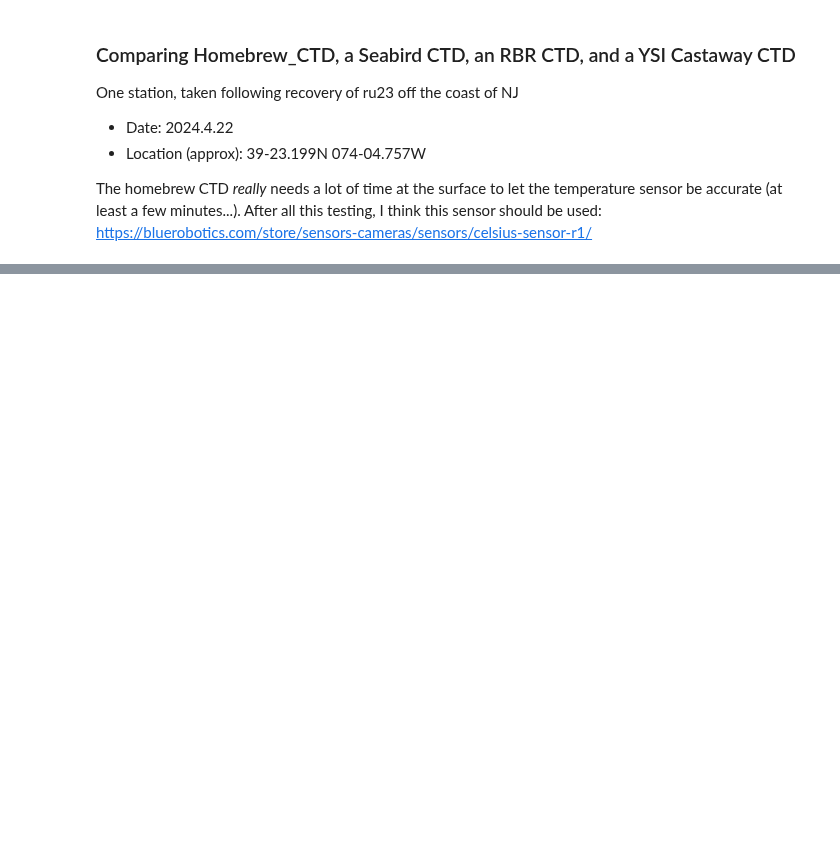
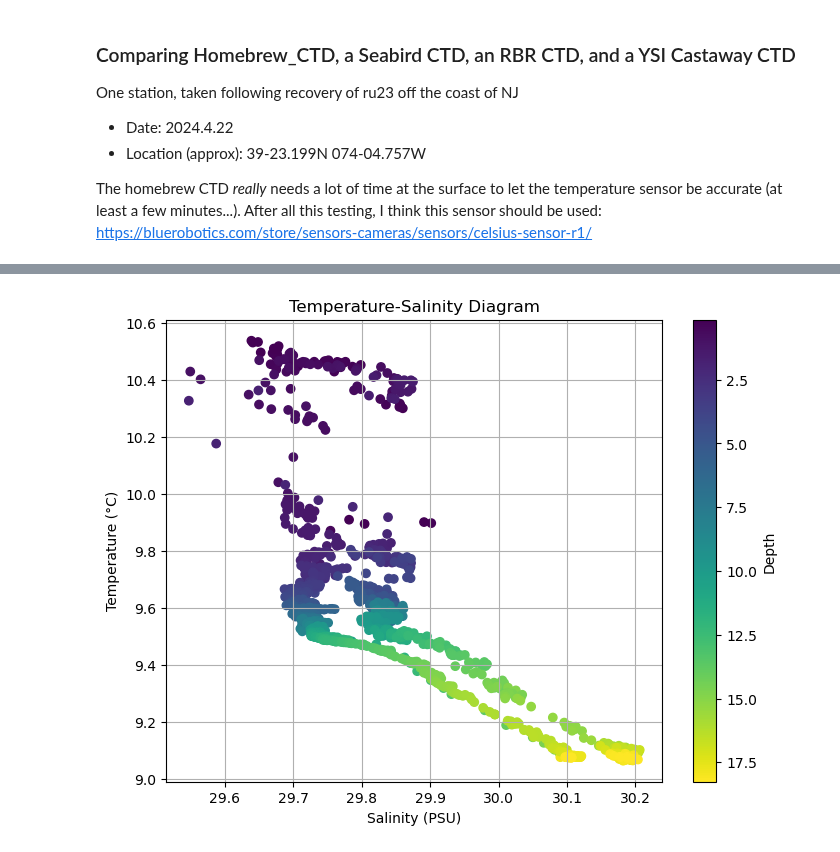
Before and after one commit to sscopazzi/SeaLabMOS, a Jupyter notebook: a_test_data/2024.4.22 RV Rutgers/quad-comparison.ipynb, the cells around one changed output, grey strips where cells are left out. Cells and saved outputs as stored; diff of their text form; code cells hidden in the pictures; blank space fills up the shorter version.

```diff
--- a/a_test_data/2024.4.22 RV Rutgers/quad-comparison.ipynb
+++ b/a_test_data/2024.4.22 RV Rutgers/quad-comparison.ipynb
@@ -90,0 +93,22 @@ plt.savefig('2024_4_22_quad_comparison.png')
+# %%
+# PLOT TS DIAGRAM
+plt.figure(figsize=(8, 6))
+
+# Plot temperature vs salinity for each dataset, colored by depth
+seabird_scatter = plt.scatter(seabird['psu'], seabird['c'], c=seabird['m'], cmap='viridis')
+rbr_scatter = plt.scatter(rbr['psu'], rbr['c'], c=rbr['m'], cmap='viridis')
+castaway_scatter = plt.scatter(castaway['psu_calc'], castaway['Temperature (Celsius)'], c=castaway['Pressure (Decibar)'], cmap='viridis')
+
+
+plt.xlabel('Salinity (PSU)')
+plt.ylabel('Temperature (°C)')
+plt.title('Temperature-Salinity Diagram')
+
+# colorbar with reversed colors
+cbar = plt.colorbar(castaway_scatter, label='Depth', orientation='vertical')
+cbar.ax.invert_yaxis()
+
+plt.grid()
+plt.savefig('ts_plot.png')
+# %% [output]
+[figure, added]
```
Also changed, not shown: parts of 1 cell of this notebook, 7 other files.
